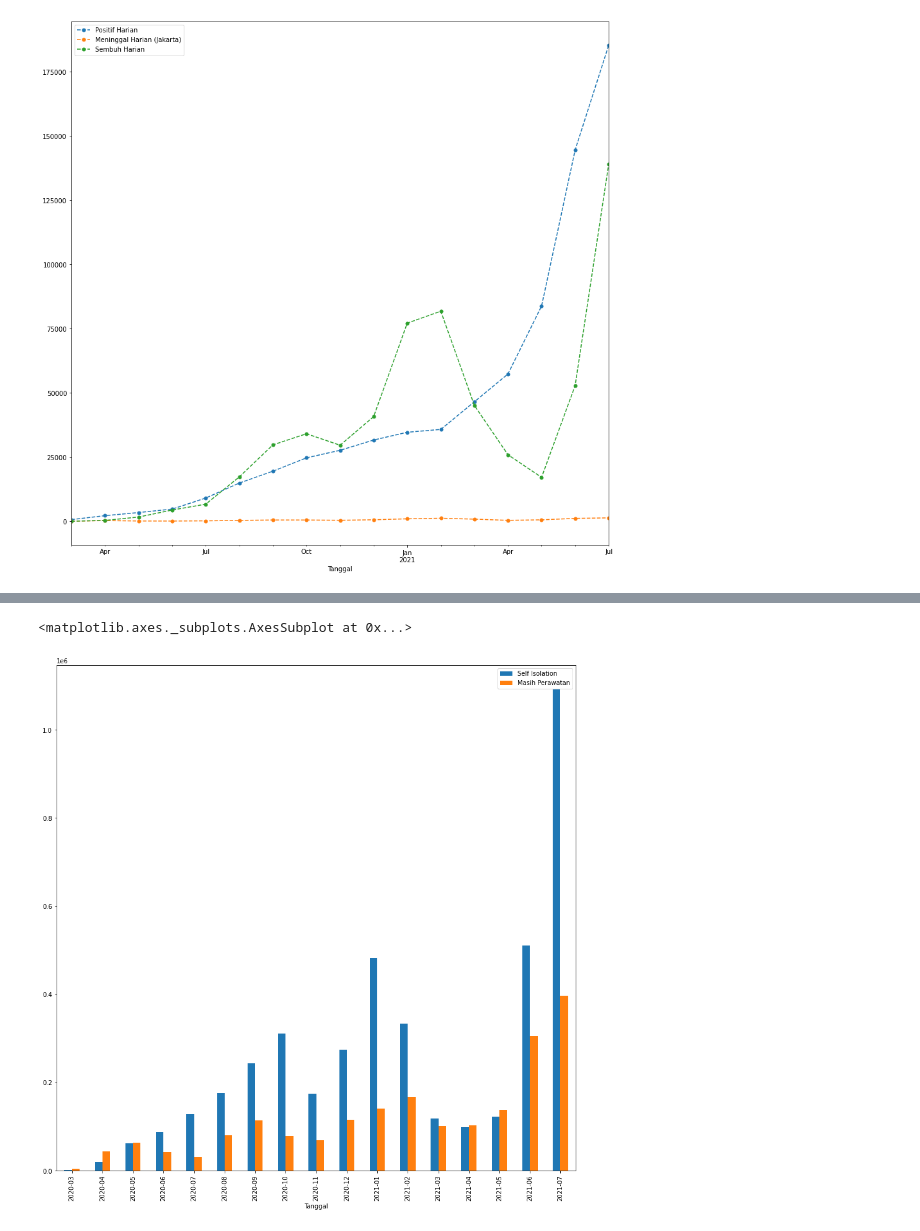
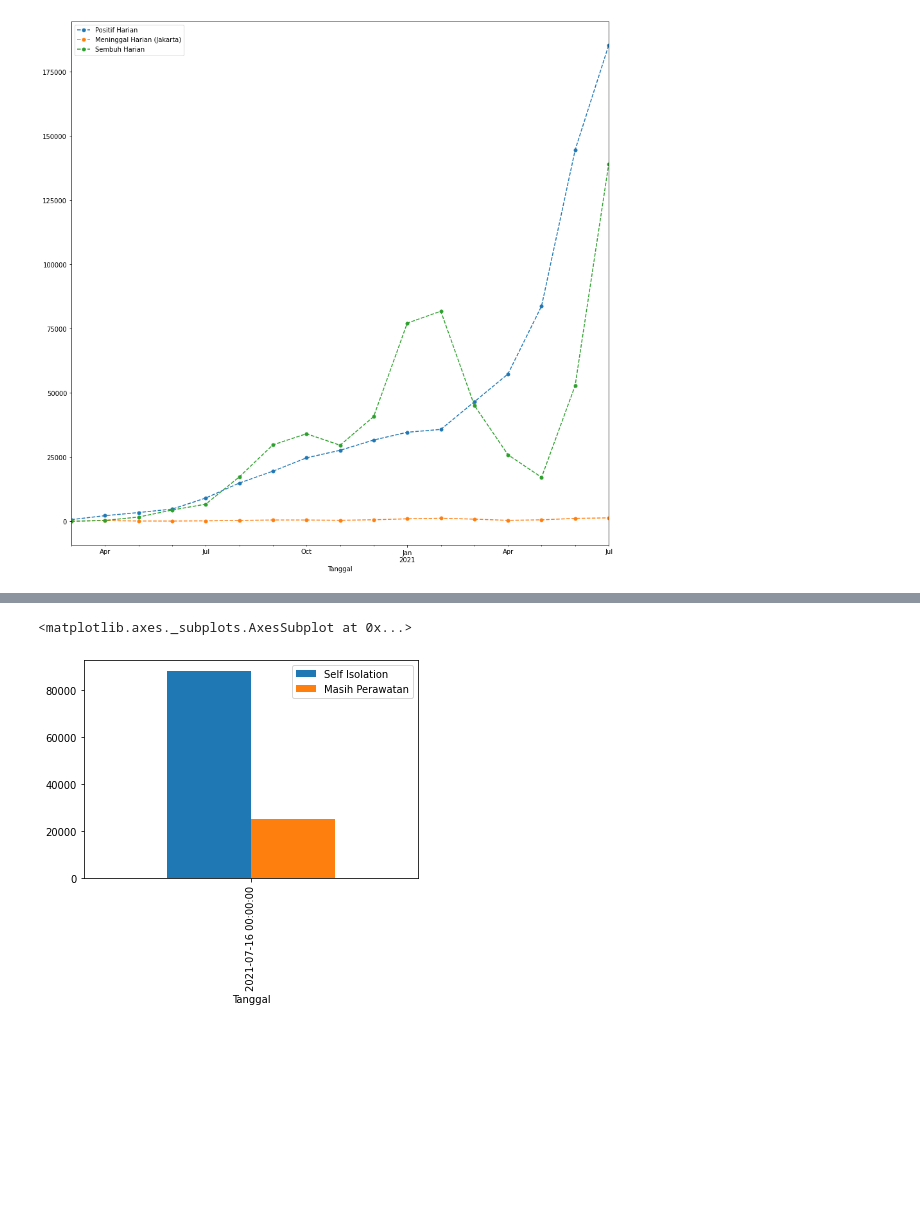
Before and after one commit to StevenTannn/Compfest-DS-Covid, a Jupyter notebook: notebook.ipynb, the cells around one changed output, grey strips where cells are left out. Cells and saved outputs as stored; diff of their text form; code cells hidden in the pictures; blank space fills up the shorter version.

```diff
--- a/notebook.ipynb
+++ b/notebook.ipynb
@@ -432,7 +432,6 @@ plt.show()
 # %% [output]
 [figure]
 # %%
-df_DJ['Tanggal'] = pd.to_datetime(df_DJ['Tanggal'])
-df_DJ.groupby(df_DJ['Tanggal'].dt.to_period('m'))['Total Pasien','Sembuh','Positif Aktif','Meninggal'].sum().reset_index().plot(x="Tanggal", y=["Total Pasien", "Sembuh","Positif Aktif",'Meninggal'],marker = 'o',figsize=(15, 15),linestyle='dashed',markersize='5')
+df_DJ.plot(x="Tanggal", y=["Total Pasien", "Sembuh","Positif Aktif",'Meninggal'],marker = 'o',figsize=(15, 15),linestyle='dashed',markersize='1')
 # %% [output]
 <matplotlib.axes._subplots.AxesSubplot at 0x...>
@@ -440,5 +444,4 @@ df_DJ.groupby(df_DJ['Tanggal'].dt.to_period('m'))['Total Pasien','Sembuh','Posit
 # %%
-df_DJ['Tanggal'] = pd.to_datetime(df_DJ['Tanggal'])
-df_DJ.groupby(df_DJ['Tanggal'].dt.to_period('m'))["Tanpa Gejala","Bergejala","Belum Ada Data"].sum().reset_index().plot(x="Tanggal", y=["Tanpa Gejala","Bergejala","Belum Ada Data"],kind="bar",figsize=(15, 15))
+df_DJ.iloc[-1:,:].plot(x="Tanggal", y=["Tanpa Gejala","Bergejala","Belum Ada Data"],kind='bar')
 # %% [output]
 <matplotlib.axes._subplots.AxesSubplot at 0x...>
@@ -446,7 +454,6 @@ df_DJ.groupby(df_DJ['Tanggal'].dt.to_period('m'))["Tanpa Gejala","Bergejala","Be
 # %%
-df_DJ['Tanggal'] = pd.to_datetime(df_DJ['Tanggal'])
-df_DJ.groupby(df_DJ['Tanggal'].dt.to_period('m'))["Self Isolation", "Masih Perawatan"].sum().reset_index().plot(x="Tanggal", y=["Self Isolation", "Masih Perawatan"],kind="bar",figsize=(15, 15))
+df_DJ.iloc[-1:,:].plot(x="Tanggal", y=["Self Isolation", "Masih Perawatan"],kind='bar')
 # %% [output]
 <matplotlib.axes._subplots.AxesSubplot at 0x...>
-[figure, old version]
+[figure, new version]
 # %%
```
Also changed, not shown: parts of 13 cells of this notebook.
